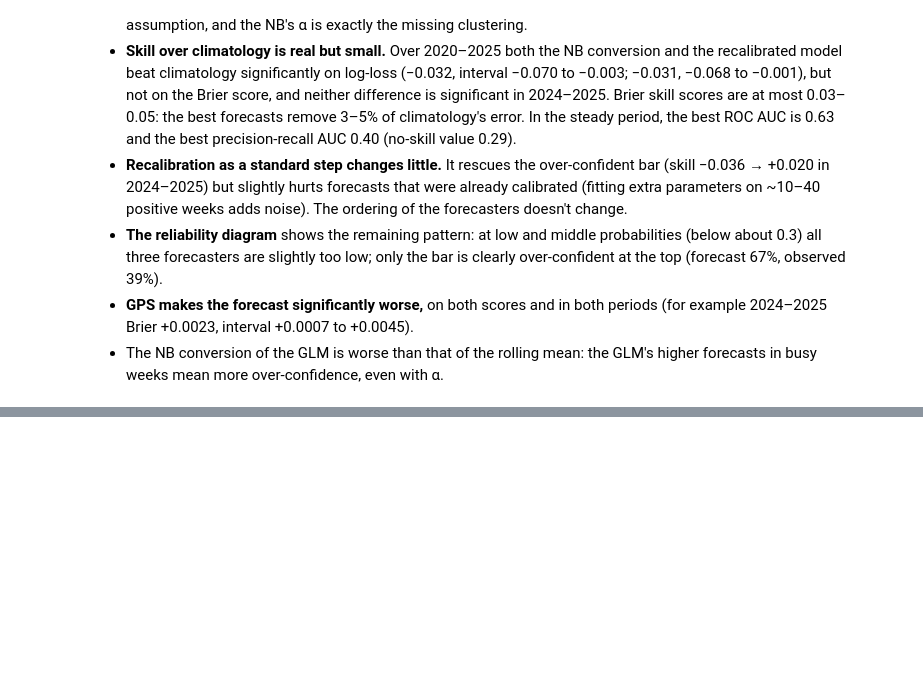
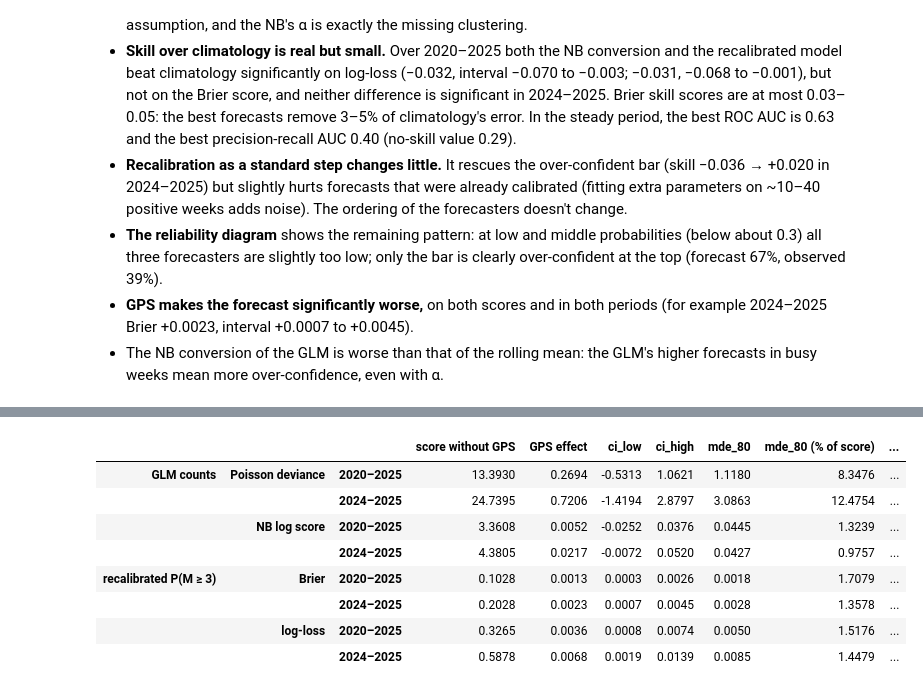
Before and after one commit to PatrickBolton/flegrei-seismicity, a Jupyter notebook: notebooks/05_evaluation.ipynb, the cells around one changed output, grey strips where cells are left out. Drawn from its saved outputs; the diff is of its cells as text; code cells hidden in the pictures; blank space fills up the shorter version.

```diff
--- a/notebooks/05_evaluation.ipynb
+++ b/notebooks/05_evaluation.ipynb
@@ -258,0 +269,33 @@ plt.show()
+# %%
+from src.evaluation import detectable_difference
+
+nb_logscore = {n: dist[n]["NB"]["log_score"] for n in ["glm_seismic", "glm_all"]}
+deviance = {n: weekly_poisson_deviance(test["count"], counts[n].loc[TEST_START:]) for n in ["glm_seismic", "glm_all"]}
+ablations = {
+    ("GLM counts", "Poisson deviance"): (deviance["glm_all"], deviance["glm_seismic"]),
+    ("GLM counts", "NB log score"): (nb_logscore["glm_all"], nb_logscore["glm_seismic"]),
+    ("recalibrated P(M ≥ 3)", "Brier"): (brier_week["recalibrated_gps"], brier_week["recalibrated"]),
+    ("recalibrated P(M ≥ 3)", "log-loss"): (logloss_week["recalibrated_gps"], logloss_week["recalibrated"]),
+}
+rows = {}
+for (model, score), (with_gps, without) in ablations.items():
+    for p, m in periods.items():
+        r = detectable_difference(with_gps[m], without[m])
+        base = without[m].mean()
+        rows[(model, score, p)] = {"score without GPS": base, "GPS effect": r["mean_difference"],
+                                   "ci_low": r["ci_low"], "ci_high": r["ci_high"], "mde_80": r["mde_80"],
+                                   "mde_80 (% of score)": 100 * r["mde_80"] / base,
+                                   "best_case_gain": r["best_case_gain"],
+                                   "best_case_gain (% of score)": 100 * r["best_case_gain"] / base}
+detectable = pd.DataFrame(rows).T
+detectable.round(4)
+# %% [output]
+|  |  |  | score without GPS | GPS effect | ci_low | ci_high | mde_80 | mde_80 (% of score) | ... |
+| GLM counts | Poisson deviance | 2020–2025 | 13.3930 | 0.2694 | -0.5313 | 1.0621 | 1.1180 | 8.3476 | ... |
+|  |  | 2024–2025 | 24.7395 | 0.7206 | -1.4194 | 2.8797 | 3.0863 | 12.4754 | ... |
+|  | NB log score | 2020–2025 | 3.3608 | 0.0052 | -0.0252 | 0.0376 | 0.0445 | 1.3239 | ... |
+|  |  | 2024–2025 | 4.3805 | 0.0217 | -0.0072 | 0.0520 | 0.0427 | 0.9757 | ... |
+| recalibrated P(M ≥ 3) | Brier | 2020–2025 | 0.1028 | 0.0013 | 0.0003 | 0.0026 | 0.0018 | 1.7079 | ... |
+|  |  | 2024–2025 | 0.2028 | 0.0023 | 0.0007 | 0.0045 | 0.0028 | 1.3578 | ... |
+|  | log-loss | 2020–2025 | 0.3265 | 0.0036 | 0.0008 | 0.0074 | 0.0050 | 1.5176 | ... |
+|  |  | 2024–2025 | 0.5878 | 0.0068 | 0.0019 | 0.0139 | 0.0085 | 1.4479 | ... |
```
Also changed, not shown: parts of 2 cells of this notebook, 1 other file.
